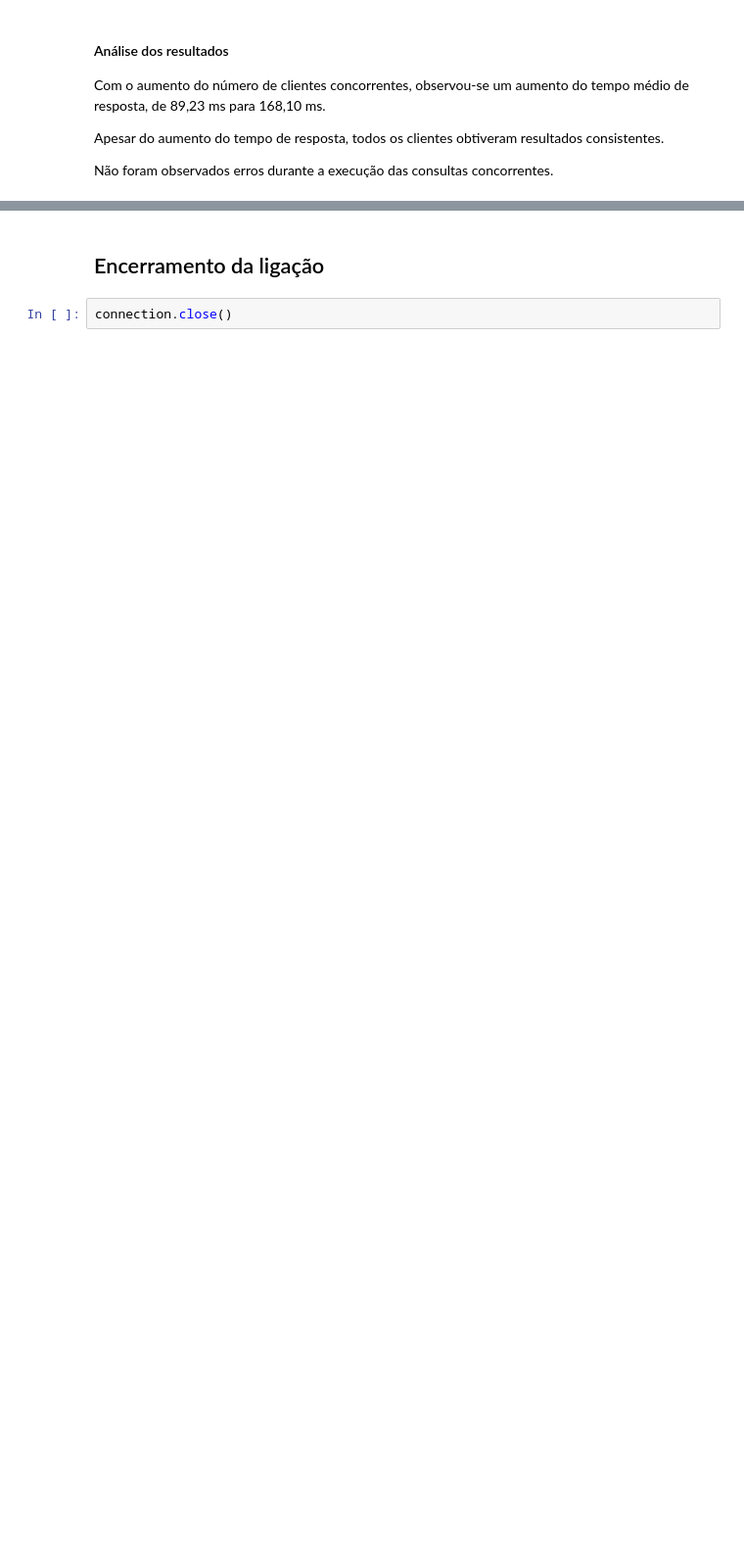
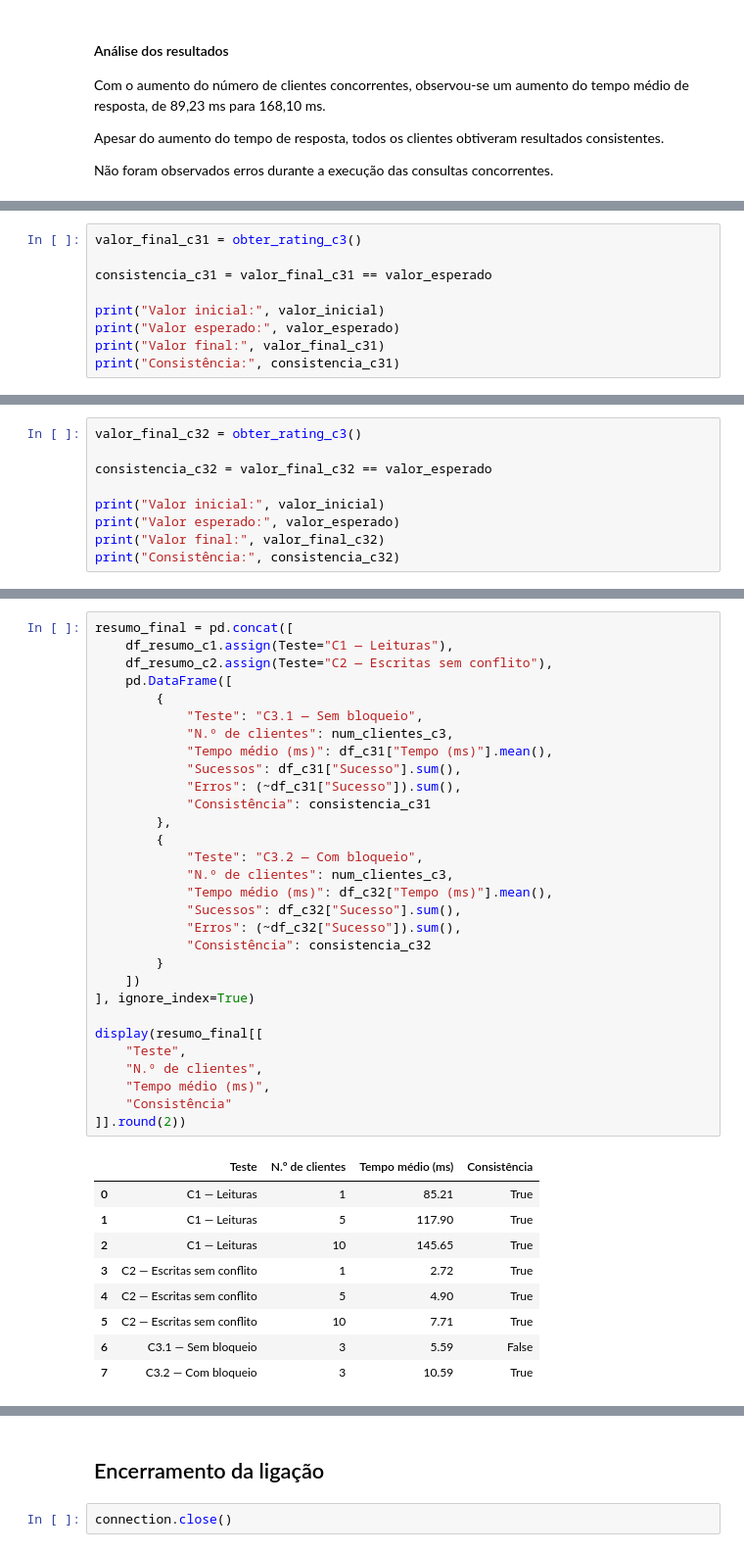
Before and after one commit to JPSNunes/BDAProject, a Jupyter notebook: Goal3/mysql_goal3.ipynb, the cells around one changed output, grey strips where cells are left out. Shown at 98% size. Saved outputs shown, nothing was run; the diff lists cells and outputs as text; blank space fills up the shorter version.

```diff
--- a/Goal3/mysql_goal3.ipynb
+++ b/Goal3/mysql_goal3.ipynb
@@ -553,0 +918,9 @@ das consultas concorrentes.
+# %%
+valor_final_c31 = obter_rating_c3()
+
+consistencia_c31 = valor_final_c31 == valor_esperado
+
+print("Valor inicial:", valor_inicial)
+print("Valor esperado:", valor_esperado)
+print("Valor final:", valor_final_c31)
+print("Consistência:", consistencia_c31)
@@ -553,0 +1018,9 @@ das consultas concorrentes.
+# %%
+valor_final_c32 = obter_rating_c3()
+
+consistencia_c32 = valor_final_c32 == valor_esperado
+
+print("Valor inicial:", valor_inicial)
+print("Valor esperado:", valor_esperado)
+print("Valor final:", valor_final_c32)
+print("Consistência:", consistencia_c32)
@@ -553,0 +1038,40 @@ das consultas concorrentes.
+# %%
+resumo_final = pd.concat([
+    df_resumo_c1.assign(Teste="C1 — Leituras"),
+    df_resumo_c2.assign(Teste="C2 — Escritas sem conflito"),
+    pd.DataFrame([
+        {
+            "Teste": "C3.1 — Sem bloqueio",
+            "N.º de clientes": num_clientes_c3,
+            "Tempo médio (ms)": df_c31["Tempo (ms)"].mean(),
+            "Sucessos": df_c31["Sucesso"].sum(),
+            "Erros": (~df_c31["Sucesso"]).sum(),
+            "Consistência": consistencia_c31
+        },
+        {
+            "Teste": "C3.2 — Com bloqueio",
+            "N.º de clientes": num_clientes_c3,
+            "Tempo médio (ms)": df_c32["Tempo (ms)"].mean(),
+            "Sucessos": df_c32["Sucesso"].sum(),
+            "Erros": (~df_c32["Sucesso"]).sum(),
+            "Consistência": consistencia_c32
+        }
+    ])
+], ignore_index=True)
+
+display(resumo_final[[
+    "Teste",
+    "N.º de clientes",
+    "Tempo médio (ms)",
+    "Consistência"
+]].round(2))
+# %% [output]
+|  | Teste | N.º de clientes | Tempo médio (ms) | Consistência |
+| 0 | C1 — Leituras | 1 | 85.21 | True |
+| 1 | C1 — Leituras | 5 | 117.90 | True |
+| 2 | C1 — Leituras | 10 | 145.65 | True |
+| 3 | C2 — Escritas sem conflito | 1 | 2.72 | True |
+| 4 | C2 — Escritas sem conflito | 5 | 4.90 | True |
+| 5 | C2 — Escritas sem conflito | 10 | 7.71 | True |
+| 6 | C3.1 — Sem bloqueio | 3 | 5.59 | False |
+| 7 | C3.2 — Com bloqueio | 3 | 10.59 | True |
```
Also changed, not shown: parts of 38 cells of this notebook.
